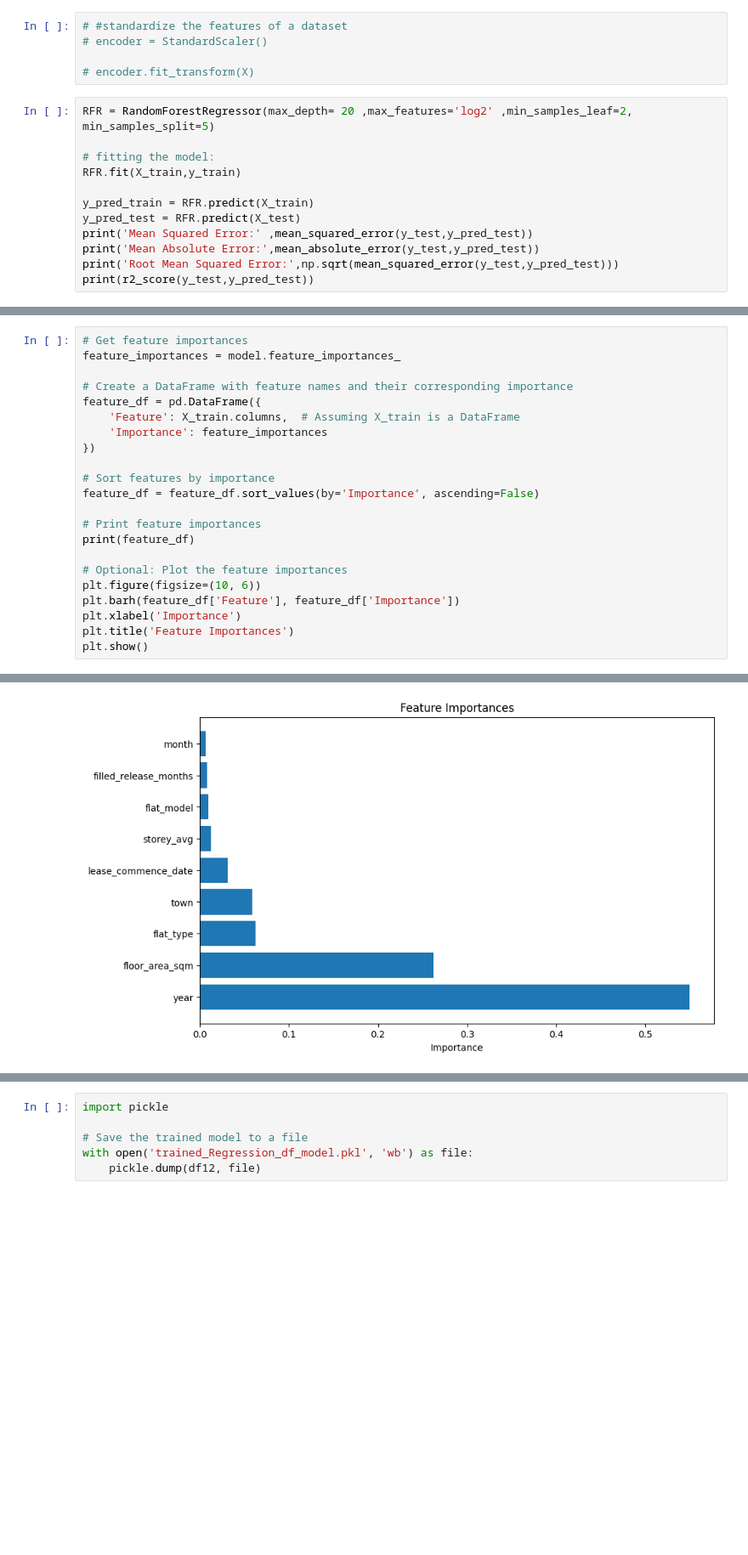
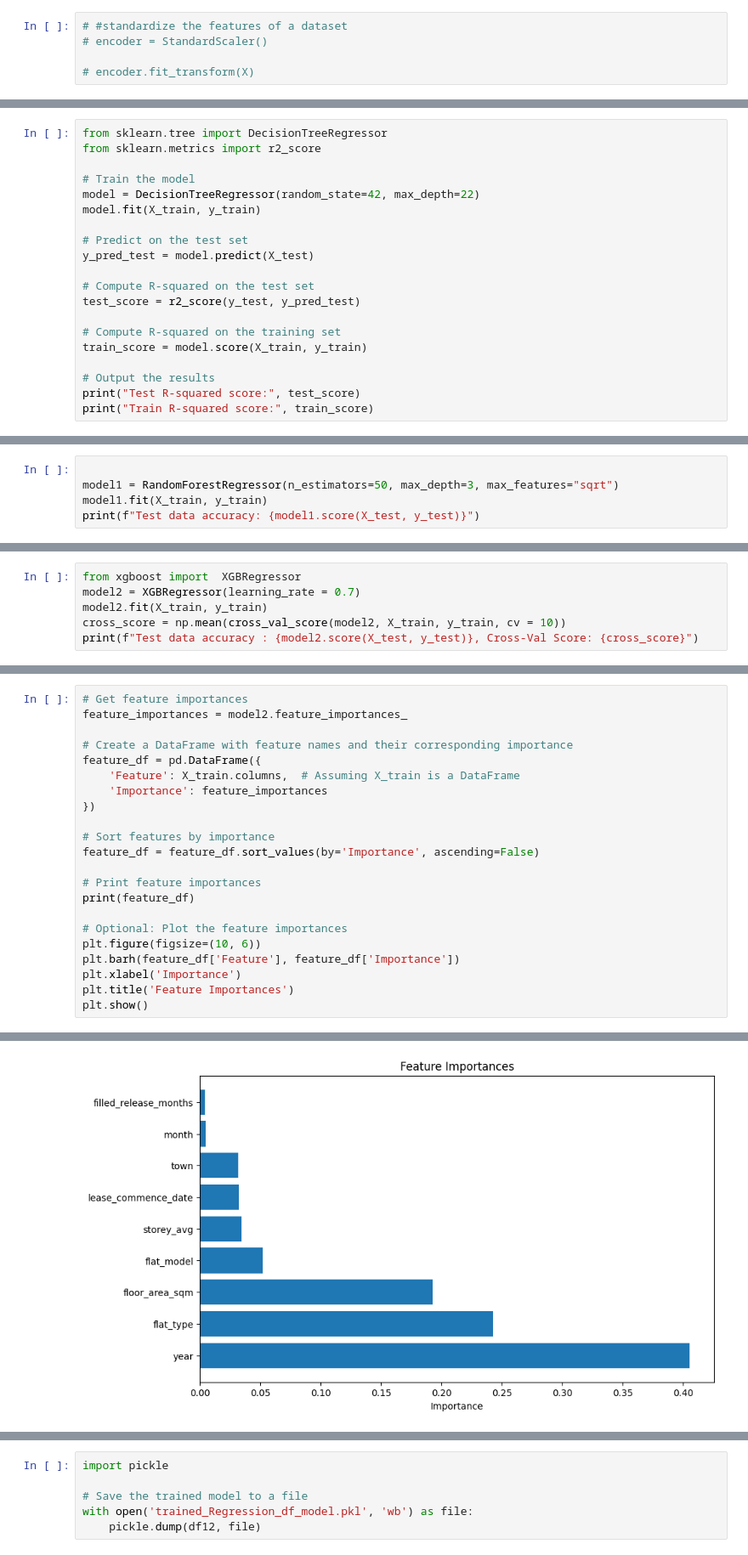
Before and after one commit to Subbulakshmi2911/Singapore-Resale-Flat-Prices-Predicting, a Jupyter notebook: project.ipynb, the cells around one changed output, grey strips where cells are left out. Shown: that part at 85% size. Saved outputs shown, nothing was run; the diff lists cells and outputs as text; blank space fills up the shorter version.

```diff
--- a/project.ipynb
+++ b/project.ipynb
@@ -628,15 +765,3 @@ X_train.shape, X_test.shape, y_train.shape, y_test.shape
 # encoder = StandardScaler()
 
 # encoder.fit_transform(X)
-# %%
-RFR = RandomForestRegressor(max_depth= 20 ,max_features='log2' ,min_samples_leaf=2, min_samples_split=5)
-
-# fitting the model:
-RFR.fit(X_train,y_train)
-
-y_pred_train = RFR.predict(X_train)
-y_pred_test = RFR.predict(X_test)
-print('Mean Squared Error:' ,mean_squared_error(y_test,y_pred_test))
-print('Mean Absolute Error:',mean_absolute_error(y_test,y_pred_test))
-print('Root Mean Squared Error:',np.sqrt(mean_squared_error(y_test,y_pred_test)))
-print(r2_score(y_test,y_pred_test))
@@ -720,0 +819,20 @@ array([166250.        , 200000.        , 762500.        , ...,
+# %%
+from sklearn.tree import DecisionTreeRegressor
+from sklearn.metrics import r2_score
+
+# Train the model
+model = DecisionTreeRegressor(random_state=42, max_depth=22)
+model.fit(X_train, y_train)
+
+# Predict on the test set
+y_pred_test = model.predict(X_test)
+
+# Compute R-squared on the test set
+test_score = r2_score(y_test, y_pred_test)
+
+# Compute R-squared on the training set
+train_score = model.score(X_train, y_train)
+
+# Output the results
+print("Test R-squared score:", test_score)
+print("Train R-squared score:", train_score)
@@ -720,0 +859,5 @@ array([166250.        , 200000.        , 762500.        , ...,
+# %%
+
+model1 = RandomForestRegressor(n_estimators=50, max_depth=3, max_features="sqrt")
+model1.fit(X_train, y_train)
+print(f"Test data accuracy: {model1.score(X_test, y_test)}")
@@ -720,0 +891,6 @@ array([166250.        , 200000.        , 762500.        , ...,
+# %%
+from xgboost import  XGBRegressor
+model2 = XGBRegressor(learning_rate = 0.7)
+model2.fit(X_train, y_train)
+cross_score = np.mean(cross_val_score(model2, X_train, y_train, cv = 10))
+print(f"Test data accuracy : {model2.score(X_test, y_test)}, Cross-Val Score: {cross_score}")
@@ -721,6 +899,6 @@ array([166250.        , 200000.        , 762500.        , ...,
 # %%
 # Get feature importances
-feature_importances = model.feature_importances_
+feature_importances = model2.feature_importances_
 
 # Create a DataFrame with feature names and their corresponding importance
 feature_df = pd.DataFrame({
@@ -754,4 +932,4 @@ plt.show()
-[figure, old version]
+[figure, new version]
 # %%
 #Save the regression model by using pickle
 
```
Also changed, not shown: parts of 55 cells of this notebook, 1 other file.
